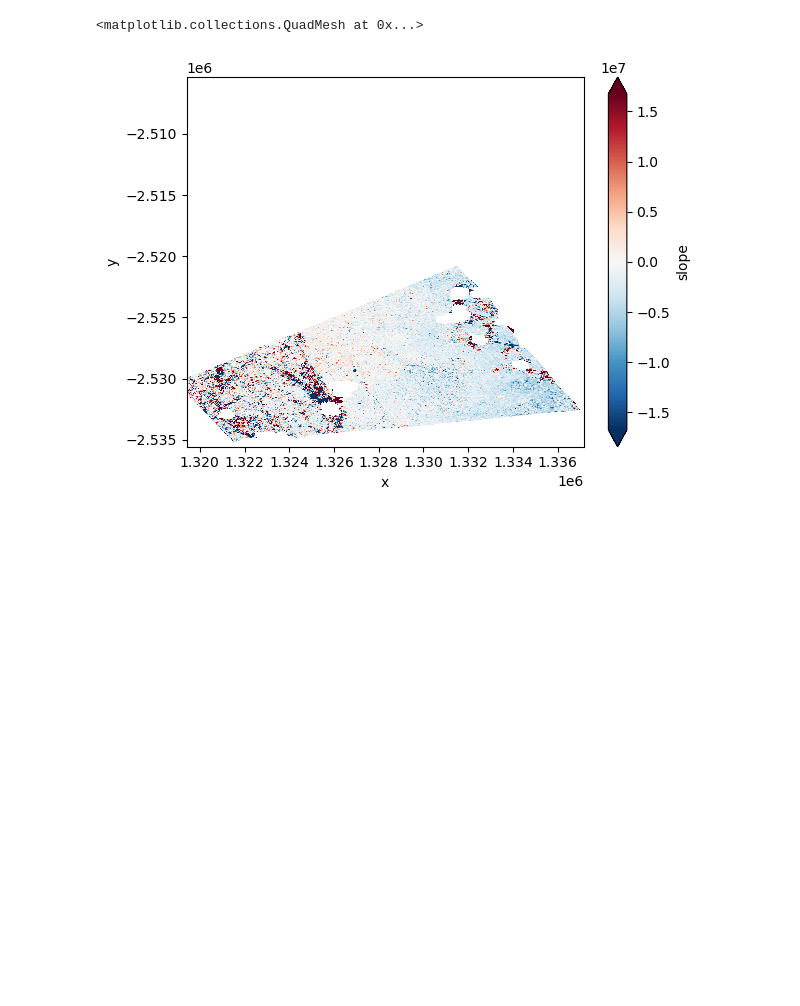
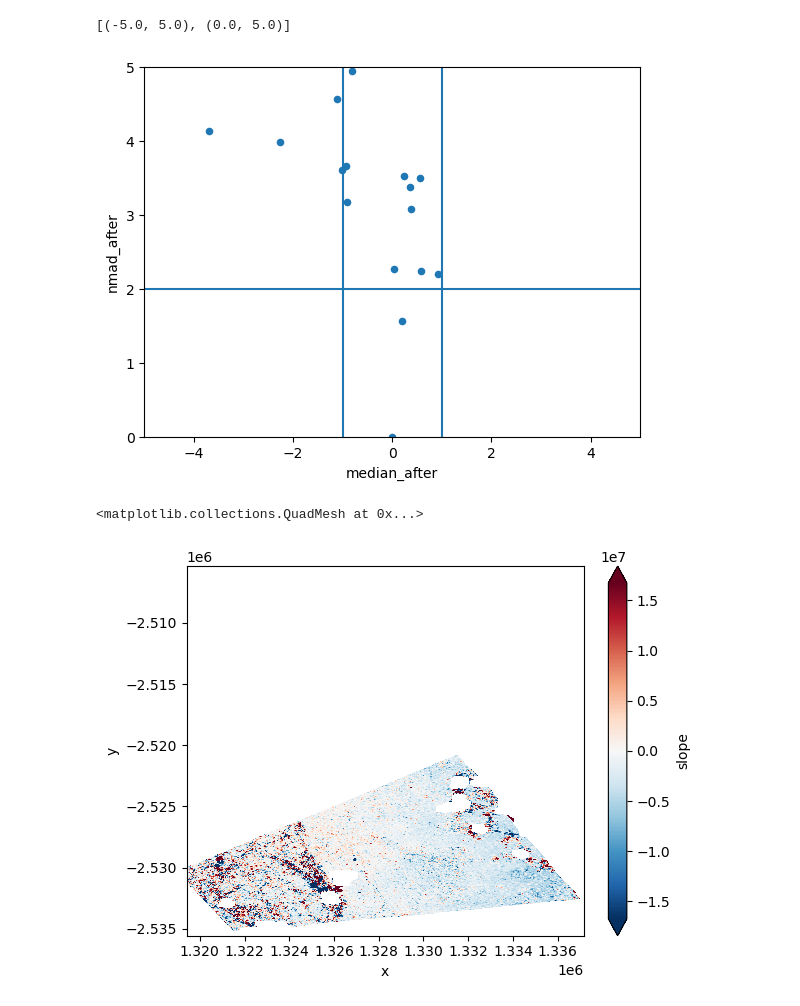
Before and after one commit to tlohde/lake-terminating-glaciers, a Jupyter notebook: src/scratchpad.ipynb, the cells around one changed output. Saved outputs shown, nothing was run; the diff lists cells and outputs as text; code cells hidden in the pictures; blank space fills up the shorter version.

```diff
--- a/src/scratchpad.ipynb
+++ b/src/scratchpad.ipynb
@@ -116,6 +116,17 @@ class site():
             pass
 # %%
 data = site(32)
+# %%
+fig, ax = plt.subplots()
+data.coreg_meta.plot.scatter(x='median_after', y='nmad_after', ax=ax)
+ax.axhline(2)
+ax.axvline(-1)
+ax.axvline(1)
+ax.set(xlim=(-5,5),
+       ylim=(0,5))
+# %% [output]
+[(-5.0, 5.0), (0.0, 5.0)]
+[figure, added]
 # %%
 data.sec['slope'].plot(robust=True)
 # %% [output]
```
Also changed, not shown: 2 other files.
